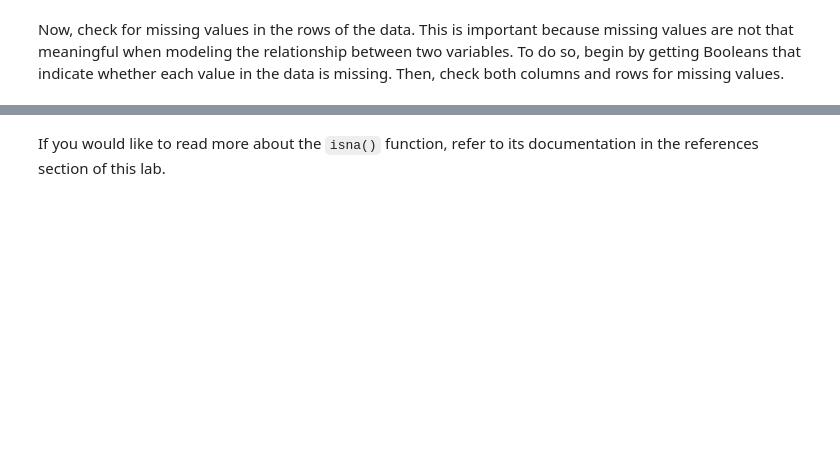
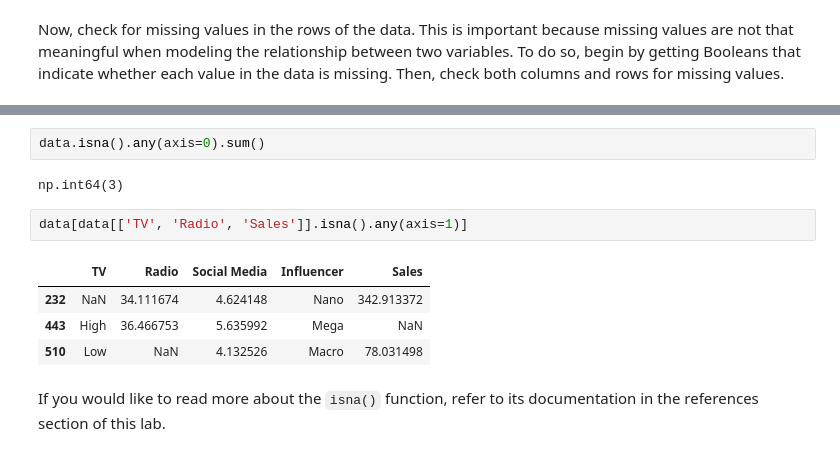
Before and after one commit to Cyberoctane29/Python-For-Data-Analysis, a Jupyter notebook: Course-5/Module_2/3_activity_run_simple_linear_regression.ipynb, the cells around one changed output, grey strips where cells are left out. Saved outputs shown, nothing was run; the diff lists cells and outputs as text; blank space fills up the shorter version.

```diff
--- a/Course-5/Module_2/3_activity_run_simple_linear_regression.ipynb
+++ b/Course-5/Module_2/3_activity_run_simple_linear_regression.ipynb
@@ -134,3 +160,14 @@ Now, check for missing values in the rows of the data. This is important because
+# %%
+data.isna().any(axis=0).sum()
+# %% [output]
+np.int64(3)
+# %%
+data[data[['TV', 'Radio', 'Sales']].isna().any(axis=1)]
+# %% [output]
+|  | TV | Radio | Social Media | Influencer | Sales |
+| 232 | NaN | 34.111674 | 4.624148 | Nano | 342.913372 |
+| 443 | High | 36.466753 | 5.635992 | Mega | NaN |
+| 510 | Low | NaN | 4.132526 | Macro | 78.031498 |
 # %% [markdown]
 If you would like to read more about the `isna()` function, refer to its documentation in the references section of this lab.
 # %%
```
Also changed, not shown: parts of 11 cells of this notebook, 1 other file.
